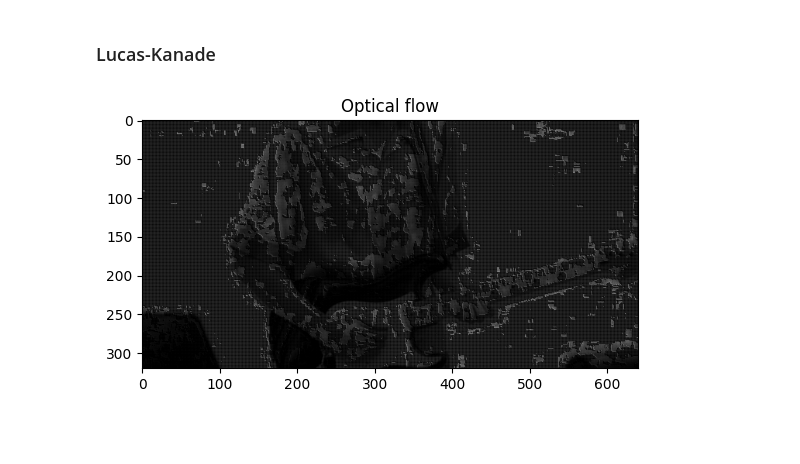
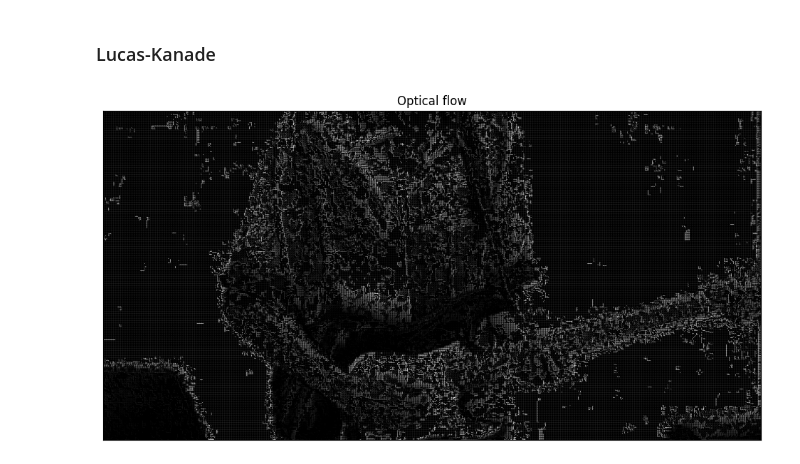
Before and after one commit to sinansoulier/VideoProcessing, a Jupyter notebook: TP1/motion_estimation.ipynb, the cells around one changed output. Saved outputs shown, nothing was run; the diff lists cells and outputs as text; code cells hidden in the pictures; blank space fills up the shorter version.

Commit message:
pixel_wise: Improved results plot

```diff
--- a/TP1/motion_estimation.ipynb
+++ b/TP1/motion_estimation.ipynb
@@ -121,22 +121,28 @@ def lucas_kanade(frame1, frame2, window_size=3) -> tuple:
             u[i, j], v[i, j] = np.linalg.lstsq(A.T @ A, A.T @ b, rcond=None)[0]
 
     return u, v
+# %%
+# Call the function
+u, v = lucas_kanade(frame1=frame1, frame2=frame2, window_size=2)
 # %%
 # Display optical flow
-def display_optical_flow(frame1: np.ndarray, frame2: np.ndarray) -> None:
+def display_optical_flow(frame: np.ndarray, u: np.ndarray, v: np.ndarray) -> None:
     """
     Display optical flow
     :param u: optical flow in x
     :param v: optical flow in y
     """
-    u, v = lucas_kanade(frame1=frame1, frame2=frame2, window_size=4)
-    plt.title("Optical flow")
 
-    plt.imshow(frame1, cmap="gray")
+    _ , ax = plt.subplots(1, 1, figsize=(15, 6))
+    ax.imshow(frame, cmap='gray')
+    ax.set_title("Optical flow")
+    ax.set_xticks([])
+    ax.set_yticks([])
+
     plt.quiver(u, v)
 
     plt.show()
 
-display_optical_flow(frame1, frame2)
+display_optical_flow(frame1, u, v)
 # %% [output]
-[figure, old version]
+[figure, new version]
```
